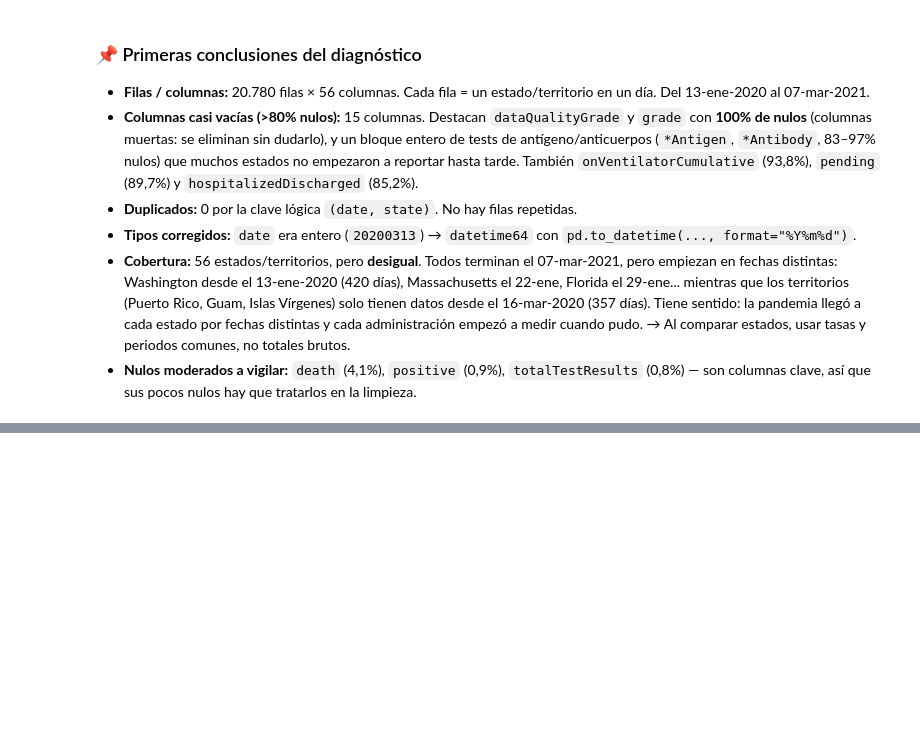
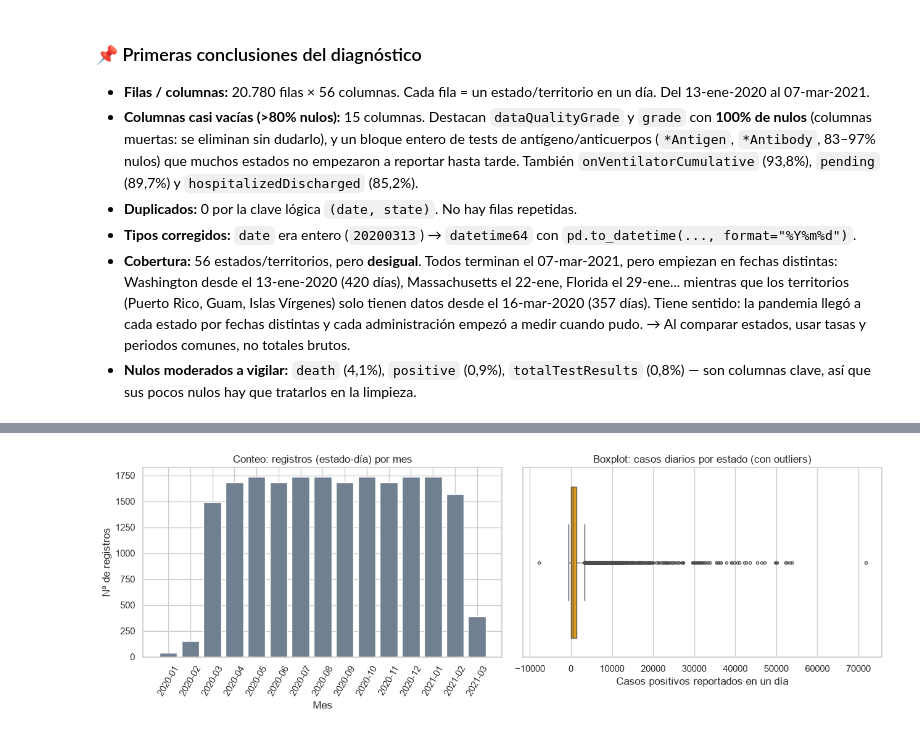
Before and after one commit to IA-P1-BCN/EDA_Carla, a Jupyter notebook: notebooks/01_eda_covid.ipynb, the cells around one changed output, grey strips where cells are left out. Drawn from its saved outputs; the diff is of its cells as text; code cells hidden in the pictures; blank space fills up the shorter version.

```diff
--- a/notebooks/01_eda_covid.ipynb
+++ b/notebooks/01_eda_covid.ipynb
@@ -214,0 +284,20 @@ por_estado
+# %%
+fig, axes = plt.subplots(1, 2, figsize=(13, 4.5))
+
+# Conteo: registros por mes (actividad de reporte de los estados)
+por_mes = df_limpio["date"].dt.to_period("M").astype(str).value_counts().sort_index()
+axes[0].bar(por_mes.index, por_mes.values, color="slategray")
+axes[0].set_title("Conteo: registros (estado-día) por mes")
+axes[0].set_xlabel("Mes")
+axes[0].set_ylabel("Nº de registros")
+axes[0].tick_params(axis="x", rotation=60)
+
+# Boxplot: dispersion de casos diarios y dias que se escapan
+sns.boxplot(x=df_limpio["positiveIncrease"], ax=axes[1], color="orange", fliersize=3)
+axes[1].set_title("Boxplot: casos diarios por estado (con outliers)")
+axes[1].set_xlabel("Casos positivos reportados en un día")
+
+plt.tight_layout()
+plt.show()
+# %% [output]
+[figure, added]
```
Also changed, not shown: parts of 7 cells of this notebook, 2 other files.
